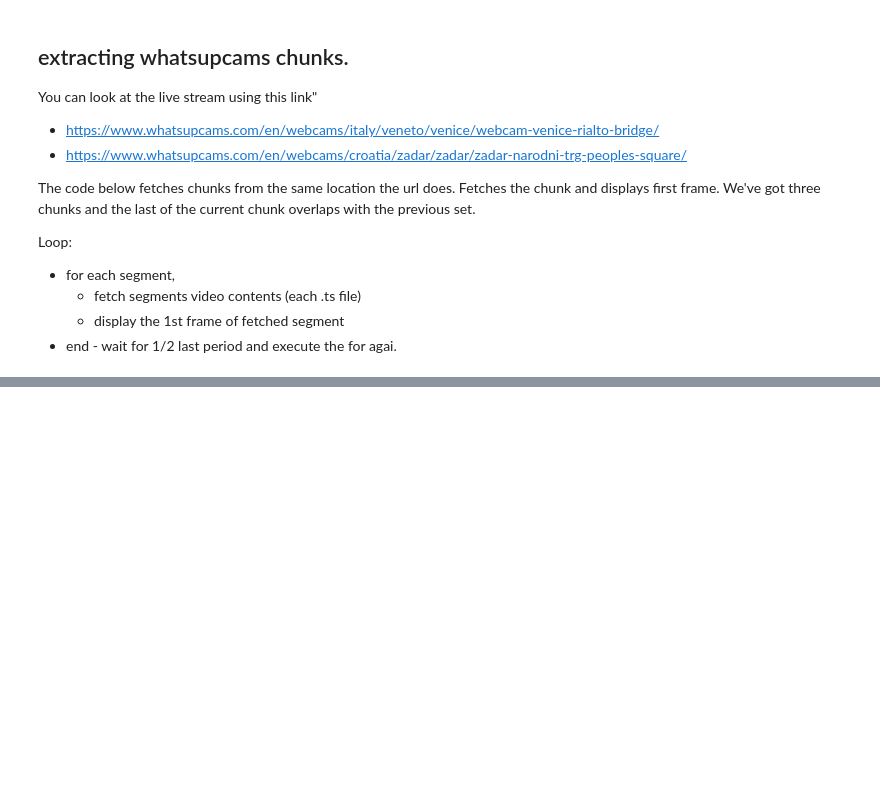
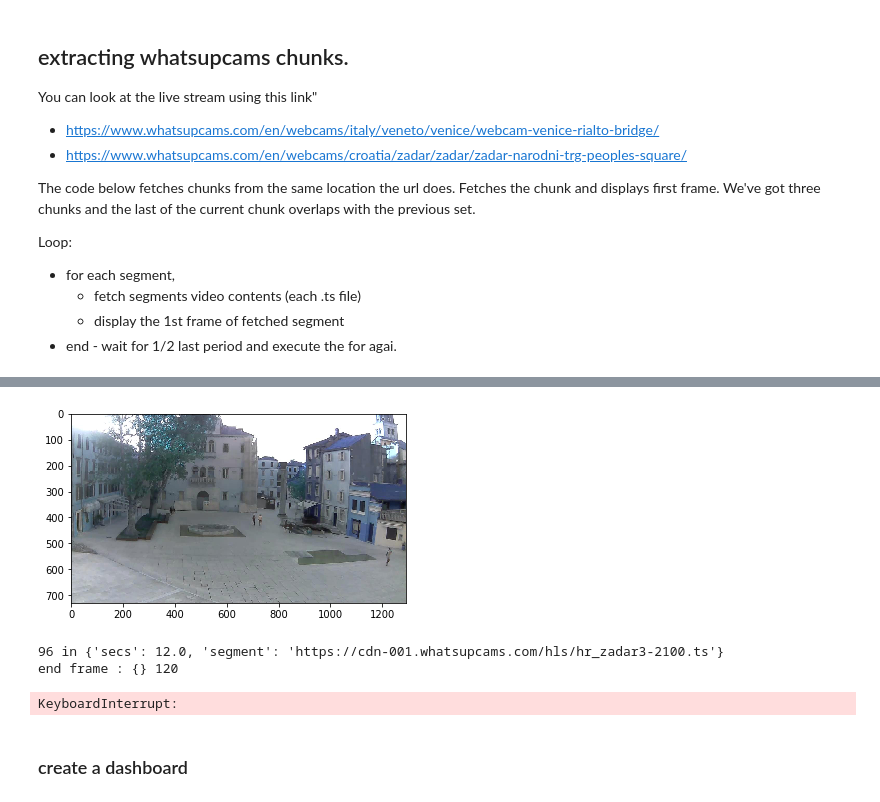
Before and after one commit to IBMStreams/sample.wikirecent, a Jupyter notebook: jupyter/videoGrab.ipynb, the cells around one changed output, grey strips where cells are left out. Drawn from its saved outputs; the diff is of its cells as text; code cells hidden in the pictures; blank space fills up the shorter version.

Commit message:
snap before create dashboard before making single function

```diff
--- a/jupyter/videoGrab.ipynb
+++ b/jupyter/videoGrab.ipynb
@@ -344,0 +293,8 @@ r = requests.get("https://zoo.sandiegozoo.org/cams/polar-cam")
+# %%
+SHAPE = None
+def grabCropShape(image_name, shape):
+    global SHAPE
+    SHAPE = shape
+    print("set SHAPE ", image_name, shape, flush=True)
+
+crop([CROP_FRAMES[FRAME_IDX]], callback=grabCropShape)
@@ -344,0 +364,17 @@ r = requests.get("https://zoo.sandiegozoo.org/cams/polar-cam")
+# %%
+displayed_segment = collections.deque(maxlen=10)
+for idx in range(10):
+    cams_response = requests.get(cams_chunk_url)
+    cams_chunklist = cams_response.text
+    #print(whatsupcams_chunklist)
+    segments = video.m3u8_segments(cams_chunklist, cams_base)
+    #print("loop idx : {}, segments:{} ".format(idx, len(segments)))
+    time.sleep(1)
+    for segment in segments:
+        if segment not in displayed_segment:
+        # only get the first frame
+            #frames = fetch_frames(segment, process_frame=show_frame)
+            frames = fetch_frames(segment, process_frame=frame_crop)
+            displayed_segment.append(segment)
+        else:
+            print("skip segment:{}".format(segment))
@@ -344,0 +453,24 @@ r = requests.get("https://zoo.sandiegozoo.org/cams/polar-cam")
+# %%
+displayed_segment = collections.deque(maxlen=10)
+for idx in range(10):
+    cams_response = requests.get(cams_chunk_url)
+    cams_chunklist = cams_response.text
+    #print(whatsupcams_chunklist)
+    segments = video.m3u8_segments(cams_chunklist, cams_base)
+    #print("loop idx : {}, segments:{} ".format(idx, len(segments)))
+    time.sleep(1)
+    for segment in segments:
+        if segment not in displayed_segment:
+        # only get the first frame
+            #frames = fetch_frames(segment, process_frame=show_frame)
+            frames = fetch_frames(segment, process_frame=frame_crop)
+            displayed_segment.append(segment)
+        else:
+            print("skip segment:{}".format(segment))
+# %% [output]
+[figure, added]
+96 in {'secs': 12.0, 'segment': 'https://cdn-001.whatsupcams.com/hls/hr_zadar3-2100.ts'}
+end frame : {} 120
+KeyboardInterrupt:
+# %% [markdown]
+### create a dashboard
```
Also changed, not shown: parts of 45 cells of this notebook.
